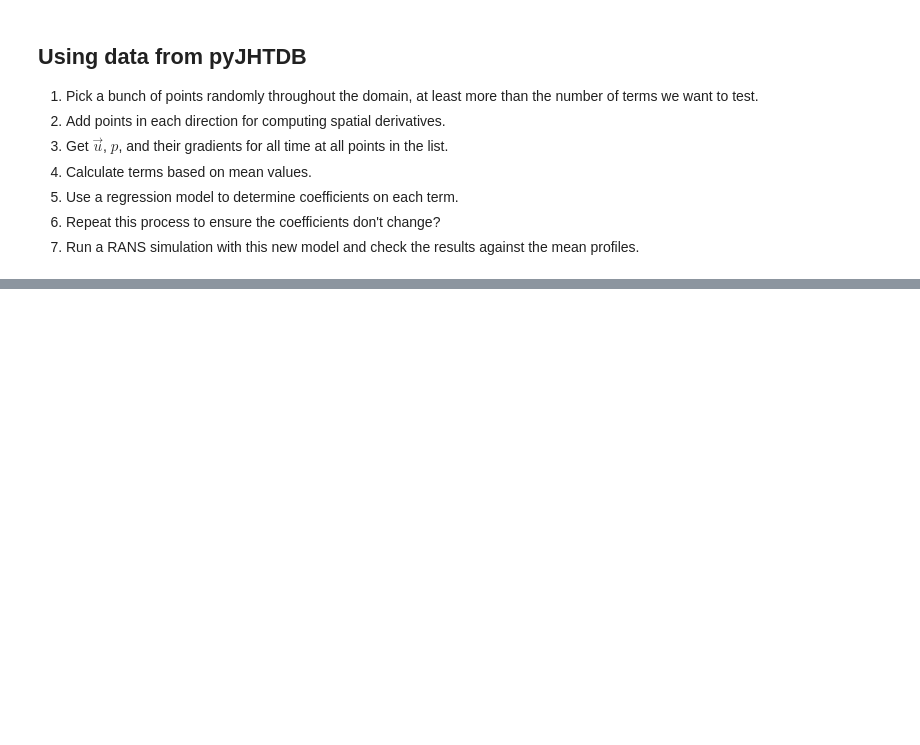
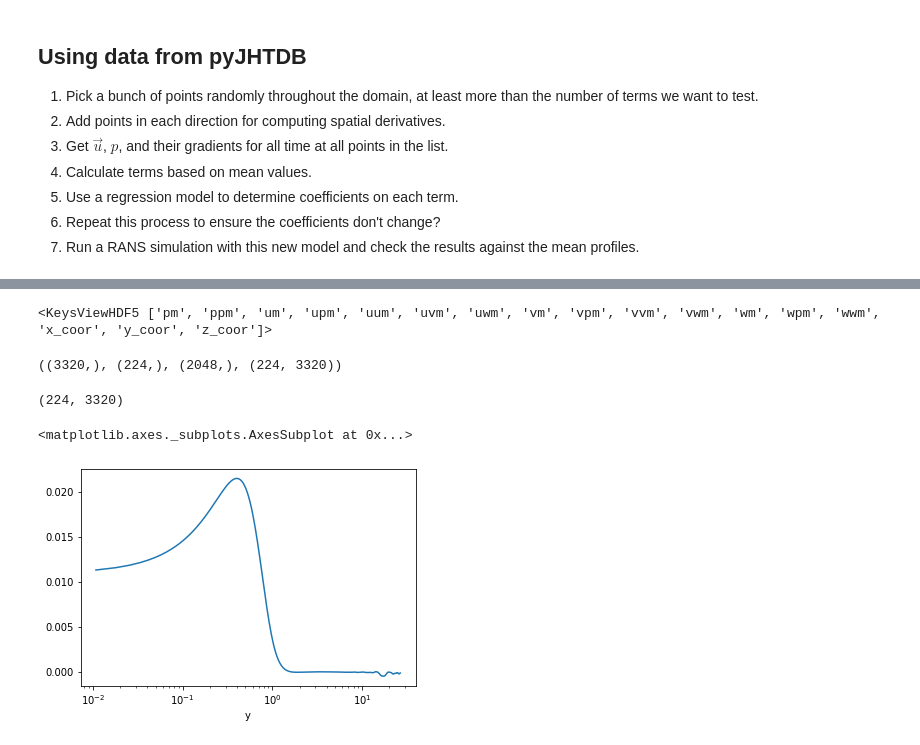
Before and after one commit to petebachant/boundary-layer-turbulence-modeling, a Jupyter notebook: notebook.ipynb, the cells around one changed output, grey strips where cells are left out. Cells and saved outputs as stored; diff of their text form; code cells hidden in the pictures; blank space fills up the shorter version.

Commit message:
Add HDF5 file with mean JHTDB data

```diff
--- a/notebook.ipynb
+++ b/notebook.ipynb
@@ -163,0 +172,29 @@ import pyJHTDB
+# %%
+with h5py.File("data/jhtdb-transitional-bl/time-ave-profiles.h5", "r") as f:
+    print(f.keys())
+    data = {}
+    for k in f.keys():
+        data[k] = f[k][()]
+# %% [output]
+<KeysViewHDF5 ['pm', 'ppm', 'um', 'upm', 'uum', 'uvm', 'uwm', 'vm', 'vpm', 'vvm', 'vwm', 'wm', 'wpm', 'wwm', 'x_coor', 'y_coor', 'z_coor']>
+# %%
+x = data["x_coor"]
+y = data["y_coor"]
+z = data["z_coor"]
+um = data["um"]
+x.shape, y.shape, z.shape, um.shape
+# %% [output]
+((3320,), (224,), (2048,), (224, 3320))
+# %%
+um.shape
+# %% [output]
+(224, 3320)
+# %%
+df = pd.DataFrame(columns=x, index=y, data=um)
+df.columns.name = "x"
+df.index.name = "y"
+# %%
+df[df.columns[5]].diff().plot(logx=True)
+# %% [output]
+<matplotlib.axes._subplots.AxesSubplot at 0x...>
+[figure, added]
```
Also changed, not shown: parts of 3 cells of this notebook, 15 other files.
